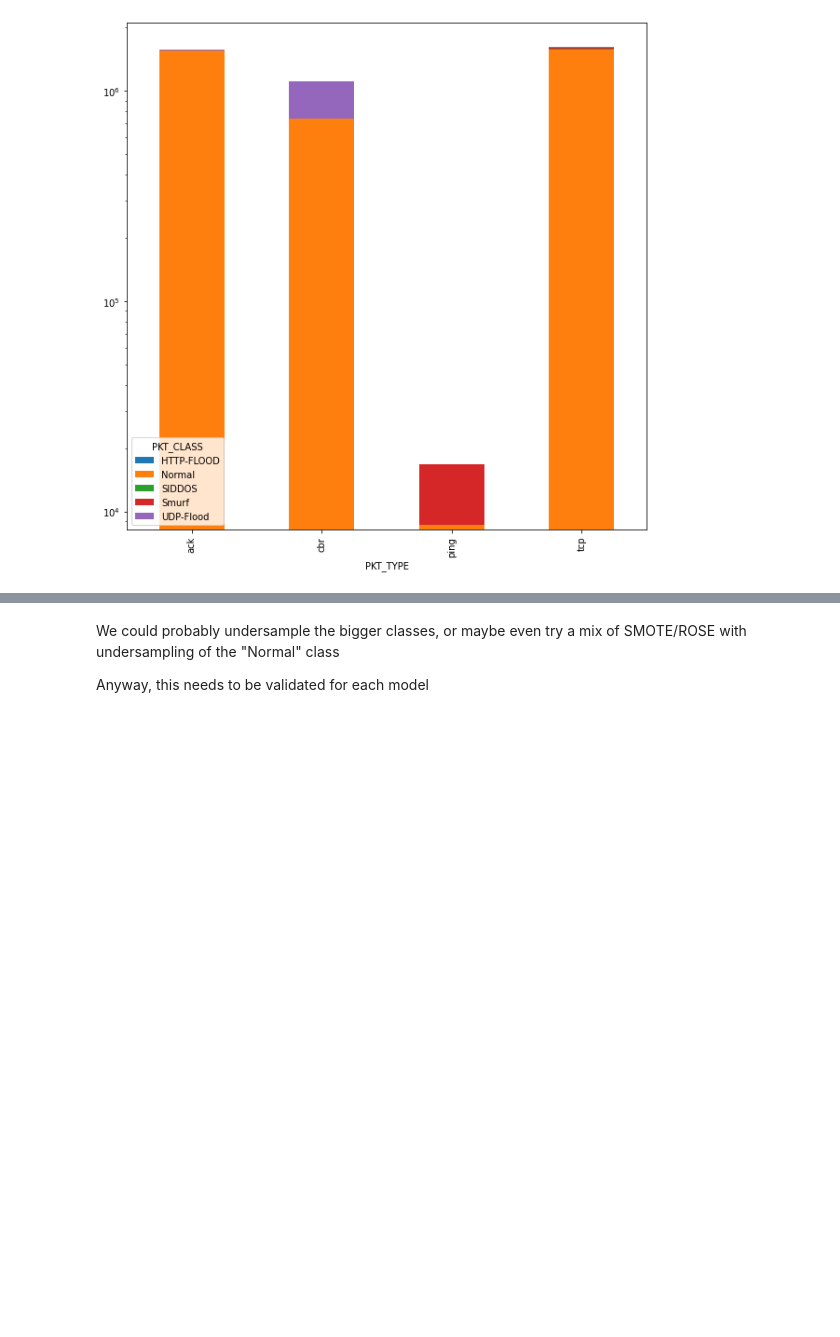
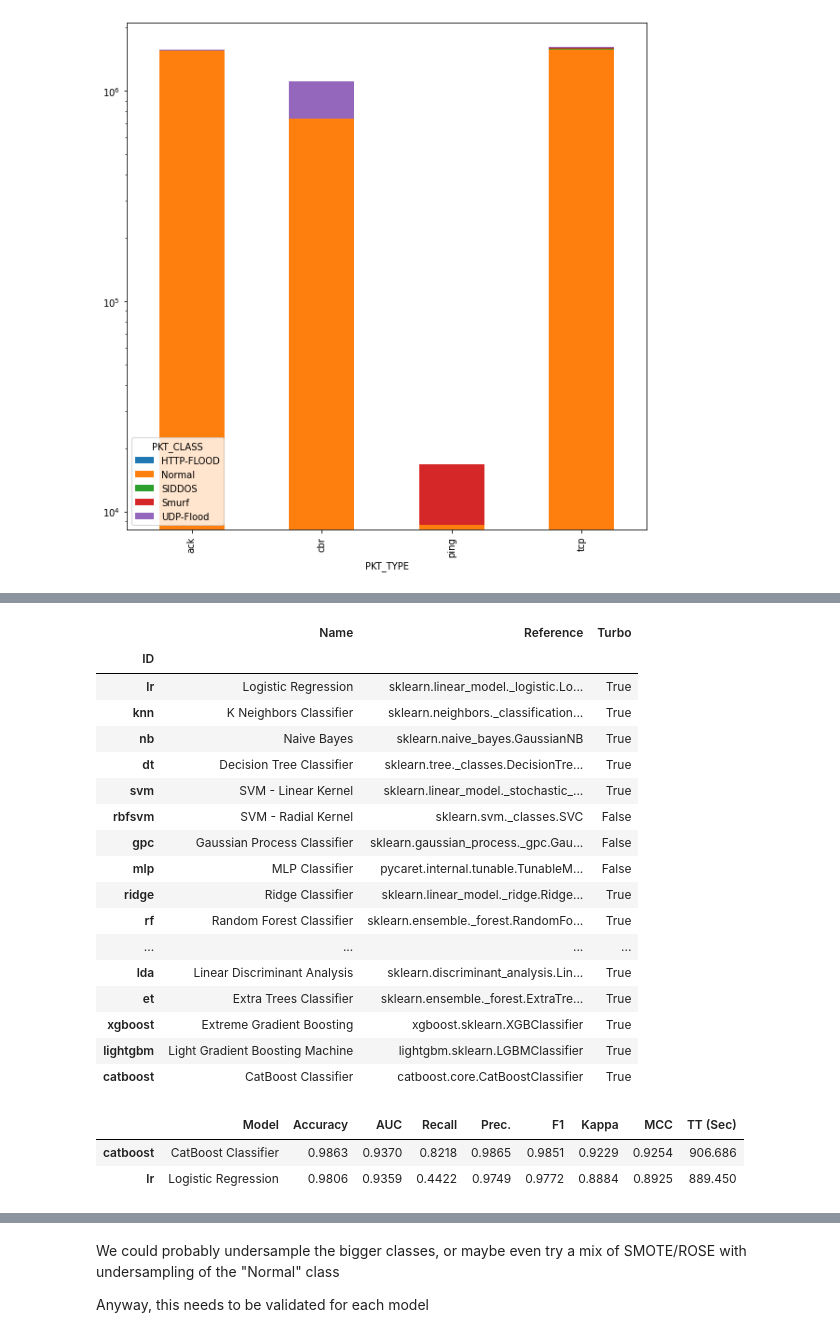
Before and after one commit to CatarinaL/ddosLogs, a Jupyter notebook: class_balance_and_redimensioning.ipynb, the cells around one changed output, grey strips where cells are left out. Saved outputs shown, nothing was run; the diff lists cells and outputs as text; code cells hidden in the pictures; blank space fills up the shorter version.

```diff
--- a/class_balance_and_redimensioning.ipynb
+++ b/class_balance_and_redimensioning.ipynb
@@ -95,0 +149,27 @@ y = df2.iloc[:, [-1]]
+# %%
+models()
+# %% [output]
+|  | Name | Reference | Turbo |
+| ID |  |  |  |
+| lr | Logistic Regression | sklearn.linear_model._logistic.Lo... | True |
+| knn | K Neighbors Classifier | sklearn.neighbors._classification... | True |
+| nb | Naive Bayes | sklearn.naive_bayes.GaussianNB | True |
+| dt | Decision Tree Classifier | sklearn.tree._classes.DecisionTre... | True |
+| svm | SVM - Linear Kernel | sklearn.linear_model._stochastic_... | True |
+| rbfsvm | SVM - Radial Kernel | sklearn.svm._classes.SVC | False |
+| gpc | Gaussian Process Classifier | sklearn.gaussian_process._gpc.Gau... | False |
+| mlp | MLP Classifier | pycaret.internal.tunable.TunableM... | False |
+| ridge | Ridge Classifier | sklearn.linear_model._ridge.Ridge... | True |
+| rf | Random Forest Classifier | sklearn.ensemble._forest.RandomFo... | True |
+| ... | ... | ... | ... |
+| lda | Linear Discriminant Analysis | sklearn.discriminant_analysis.Lin... | True |
+| et | Extra Trees Classifier | sklearn.ensemble._forest.ExtraTre... | True |
+| xgboost | Extreme Gradient Boosting | xgboost.sklearn.XGBClassifier | True |
+| lightgbm | Light Gradient Boosting Machine | lightgbm.sklearn.LGBMClassifier | True |
+| catboost | CatBoost Classifier | catboost.core.CatBoostClassifier | True |
+# %%
+boosting_and_lr = compare_models(include=list(['lr']), fold = 5,)
+# %% [output]
+|  | Model | Accuracy | AUC | Recall | Prec. | F1 | Kappa | MCC | TT (Sec) |
+| catboost | CatBoost Classifier | 0.9863 | 0.9370 | 0.8218 | 0.9865 | 0.9851 | 0.9229 | 0.9254 | 906.686 |
+| lr | Logistic Regression | 0.9806 | 0.9359 | 0.4422 | 0.9749 | 0.9772 | 0.8884 | 0.8925 | 889.450 |
```
Also changed, not shown: parts of 13 cells of this notebook.
